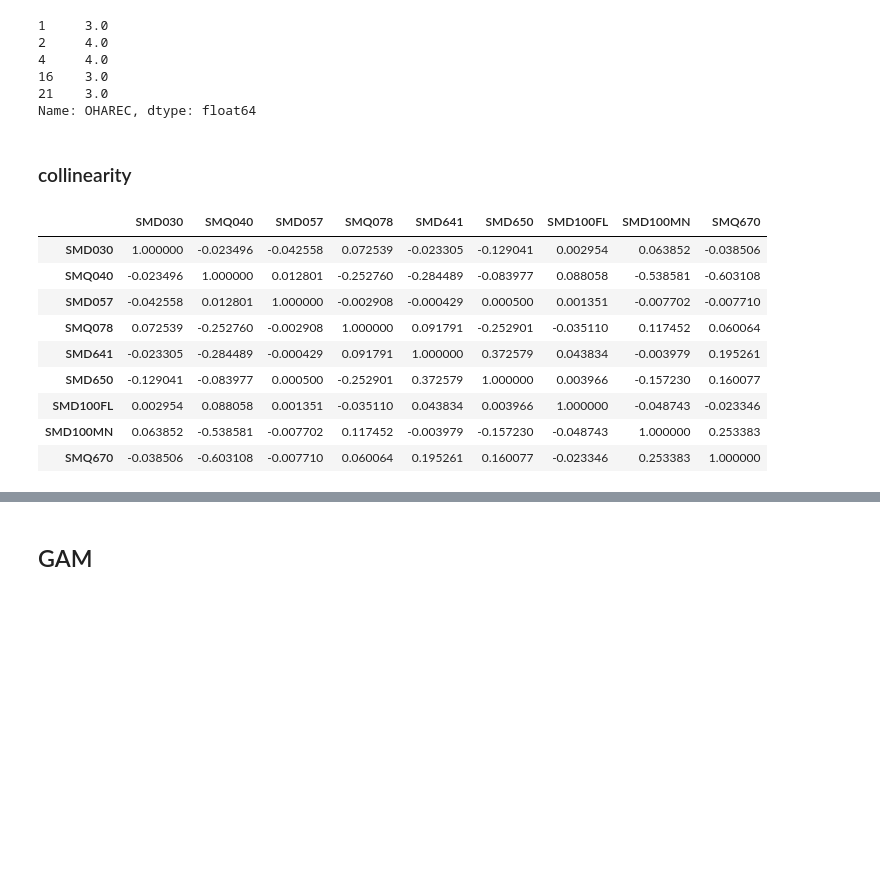
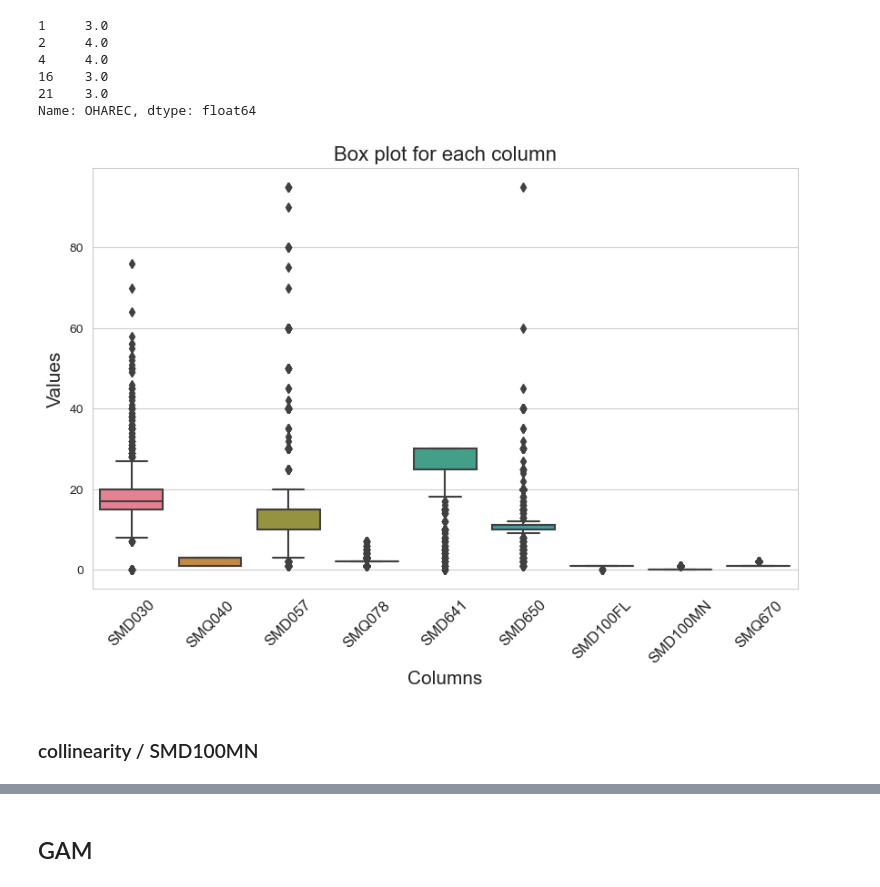
Before and after one commit to little-ningmeng/final_project_p2, a Jupyter notebook: Final Project.ipynb, the cells around one changed output, grey strips where cells are left out. Saved outputs shown, nothing was run; the diff lists cells and outputs as text; code cells hidden in the pictures; blank space fills up the shorter version.

```diff
--- a/Final Project.ipynb
+++ b/Final Project.ipynb
@@ -263,18 +273,16 @@ y.head()
 16    3.0
 21    3.0
 Name: OHAREC, dtype: float64
-# %% [markdown]
-### collinearity
-# %%
-X.corr()
-# %% [output]
-|  | SMD030 | SMQ040 | SMD057 | SMQ078 | SMD641 | SMD650 | SMD100FL | SMD100MN | SMQ670 |
-| SMD030 | 1.000000 | -0.023496 | -0.042558 | 0.072539 | -0.023305 | -0.129041 | 0.002954 | 0.063852 | -0.038506 |
-| SMQ040 | -0.023496 | 1.000000 | 0.012801 | -0.252760 | -0.284489 | -0.083977 | 0.088058 | -0.538581 | -0.603108 |
-| SMD057 | -0.042558 | 0.012801 | 1.000000 | -0.002908 | -0.000429 | 0.000500 | 0.001351 | -0.007702 | -0.007710 |
-| SMQ078 | 0.072539 | -0.252760 | -0.002908 | 1.000000 | 0.091791 | -0.252901 | -0.035110 | 0.117452 | 0.060064 |
-| SMD641 | -0.023305 | -0.284489 | -0.000429 | 0.091791 | 1.000000 | 0.372579 | 0.043834 | -0.003979 | 0.195261 |
-| SMD650 | -0.129041 | -0.083977 | 0.000500 | -0.252901 | 0.372579 | 1.000000 | 0.003966 | -0.157230 | 0.160077 |
-| SMD100FL | 0.002954 | 0.088058 | 0.001351 | -0.035110 | 0.043834 | 0.003966 | 1.000000 | -0.048743 | -0.023346 |
-| SMD100MN | 0.063852 | -0.538581 | -0.007702 | 0.117452 | -0.003979 | -0.157230 | -0.048743 | 1.000000 | 0.253383 |
-| SMQ670 | -0.038506 | -0.603108 | -0.007710 | 0.060064 | 0.195261 | 0.160077 | -0.023346 | 0.253383 | 1.000000 |
+# %%
+sns.set_style("whitegrid")
+plt.figure(figsize=(10, 6))
+sns.boxplot(data=X, palette="husl")
+plt.title('Box plot for each column', fontsize=16)
+plt.ylabel('Values', fontsize=15)
+plt.xlabel('Columns', fontsize=15)
+plt.xticks(rotation=45, fontsize=12)  # Rotate x-axis labels for better readability
+plt.show()
+# %% [output]
+[figure, added]
+# %% [markdown]
+### collinearity / SMD100MN
```
Also changed, not shown: parts of 55 cells of this notebook.
